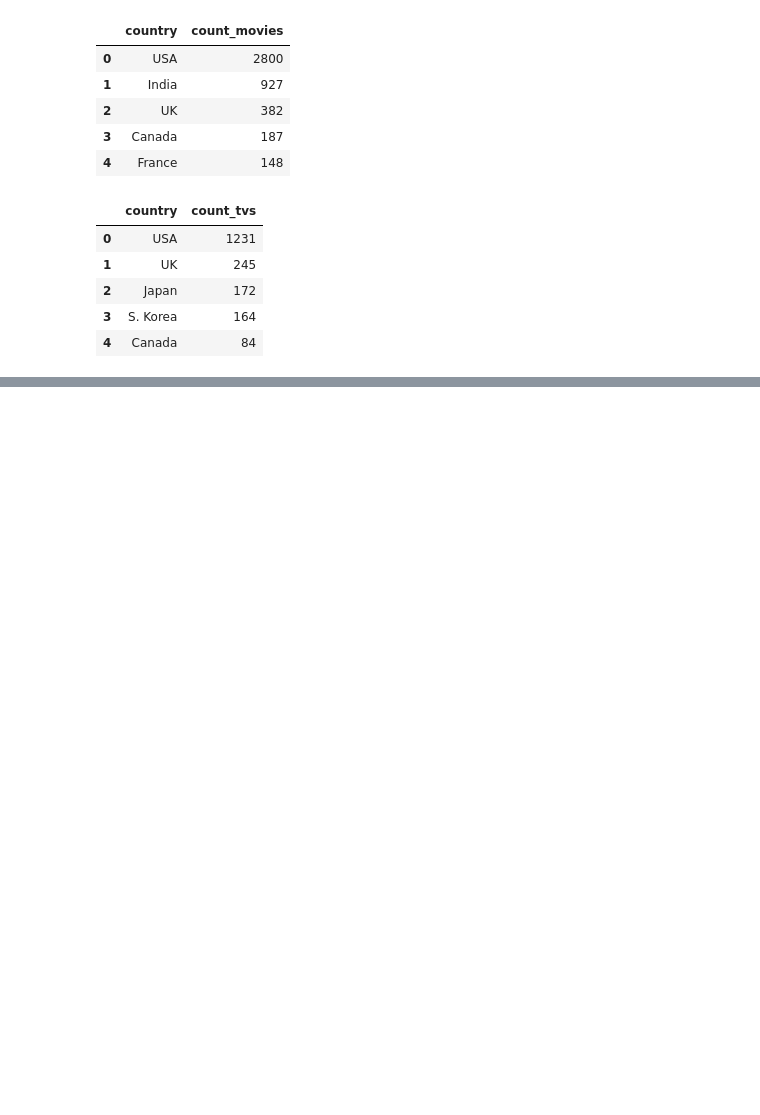
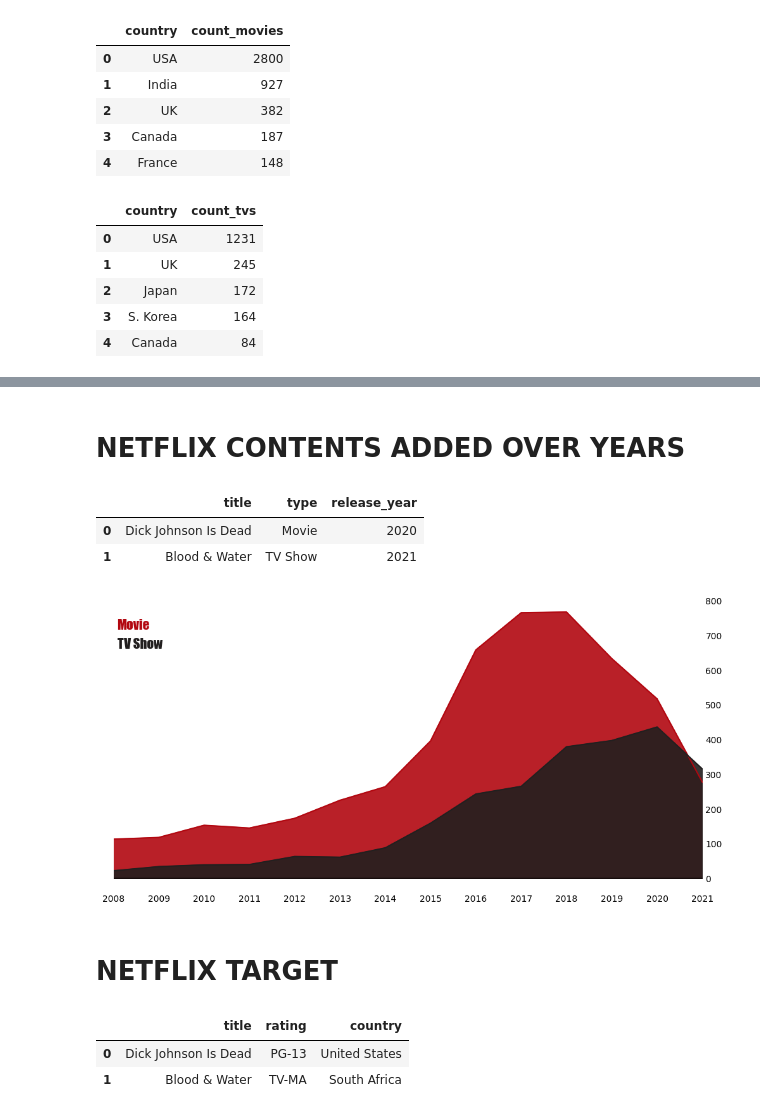
Before and after one commit to MarcoSorrenti/DataVisualization, a Jupyter notebook: src/data/netflix_contents_info.ipynb, the cells around one changed output, grey strips where cells are left out. Drawn from its saved outputs; the diff is of its cells as text; code cells hidden in the pictures; blank space fills up the shorter version.

```diff
--- a/src/data/netflix_contents_info.ipynb
+++ b/src/data/netflix_contents_info.ipynb
@@ -204,0 +324,50 @@ netflix_countries_genre.to_csv('../Dashboard/Components/data/netflix_countries_g
+# %% [markdown]
+# NETFLIX CONTENTS ADDED OVER YEARS
+# %%
+netflix_years = netflix[['title', 'type', 'release_year']]
+netflix_years.head(2)
+# %% [output]
+|  | title | type | release_year |
+| 0 | Dick Johnson Is Dead | Movie | 2020 |
+| 1 | Blood & Water | TV Show | 2021 |
+# %%
+import numpy as np
+import matplotlib.pyplot as plt
+
+fig, ax = plt.subplots(1, 1, figsize=(12, 6))
+color = ["#b20710", "#221f1f"]
+for i, mtv in enumerate(netflix_years['type'].value_counts().index):
+    mtv_rel = netflix_years[netflix_years['type']==mtv]['release_year'].value_counts().sort_index()
+    ax.plot(mtv_rel.index, mtv_rel, color=color[i], label=mtv)
+    ax.fill_between(mtv_rel.index, 0, mtv_rel, color=color[i], alpha=0.9)
+
+ax.yaxis.tick_right()
+
+ax.axhline(y = 0, color = 'black', linewidth = 1.3, alpha = .7)
+
+for s in ['top', 'right','bottom','left']:
+    ax.spines[s].set_visible(False)
+
+ax.grid(False)
+
+ax.set_xlim(2008,2021)
+plt.xticks(np.arange(2008, 2022, 1))
+
+fig.text(0.13,0.8,"Movie", fontweight="bold", fontfamily='Impact', fontsize=15, color='#b20710')
+fig.text(0.13,0.75,"TV Show", fontweight="bold", fontfamily='Impact', fontsize=15, color='#221f1f')
+
+ax.tick_params(axis=u'both', which=u'both',length=0)
+
+plt.savefig('../Dashboard/Components/data/netflix_content_added_over_years.png')
+plt.show()
+# %% [output]
+[figure, added]
+# %% [markdown]
+# NETFLIX TARGET
+# %%
+netflix_target = netflix[['title', 'rating', 'country']]
+netflix_target.head(2)
+# %% [output]
+|  | title | rating | country |
+| 0 | Dick Johnson Is Dead | PG-13 | United States |
+| 1 | Blood & Water | TV-MA | South Africa |
```
Also changed, not shown: parts of 21 cells of this notebook, 5 other files.
